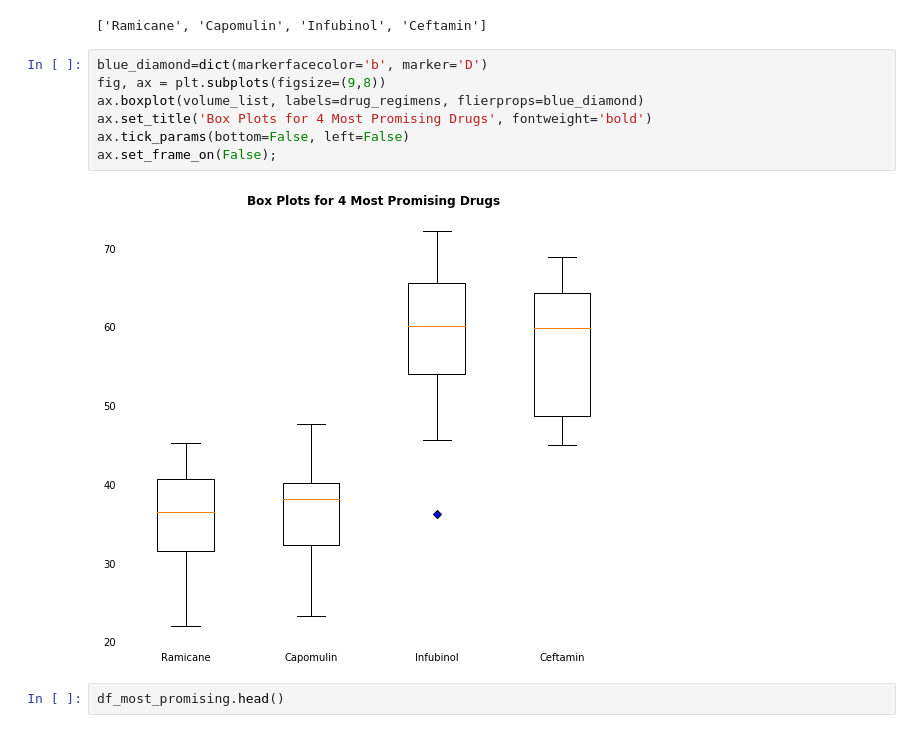
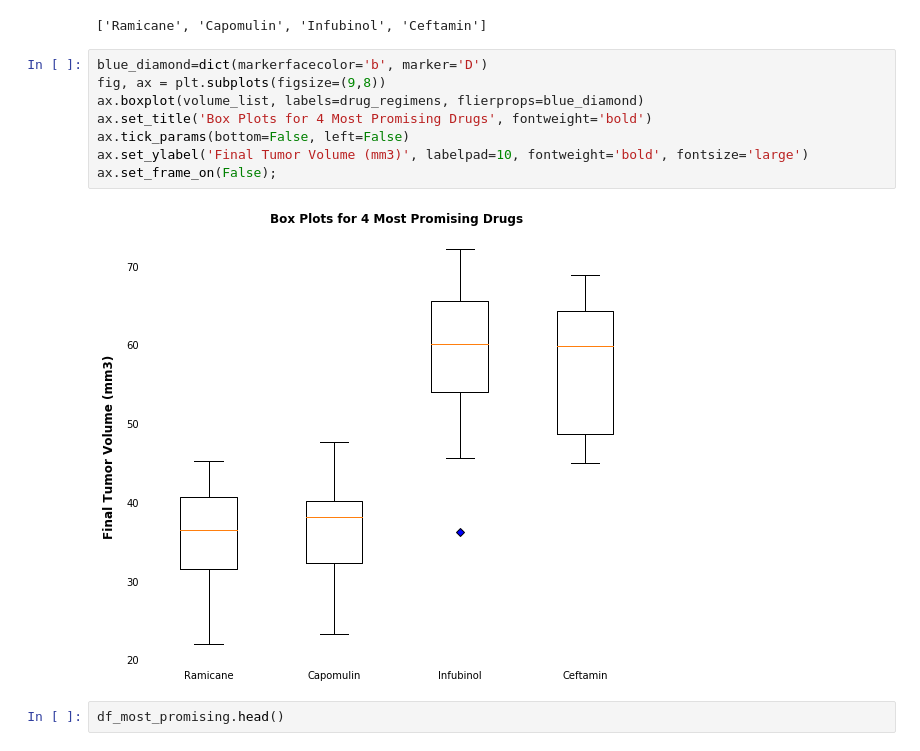
Before and after one commit to ringotm/Pharmaceutical-Data-Analysis, a Jupyter notebook: Pymaceuticals/Working.ipynb, the cells around one changed output. Drawn from its saved outputs; the diff is of its cells as text.

```diff
--- a/Pymaceuticals/Working.ipynb
+++ b/Pymaceuticals/Working.ipynb
@@ -326,12 +334,13 @@ list(drug_regimens)
 # %%
 blue_diamond=dict(markerfacecolor='b', marker='D')
 fig, ax = plt.subplots(figsize=(9,8))
 ax.boxplot(volume_list, labels=drug_regimens, flierprops=blue_diamond)
 ax.set_title('Box Plots for 4 Most Promising Drugs', fontweight='bold')
 ax.tick_params(bottom=False, left=False)
+ax.set_ylabel('Final Tumor Volume (mm3)', labelpad=10, fontweight='bold', fontsize='large')
 ax.set_frame_on(False);
 # %% [output]
-[figure, old version]
+[figure, new version]
 # %%
 df_most_promising.head()
 # %% [output]
```
Also changed, not shown: parts of 18 cells of this notebook.
